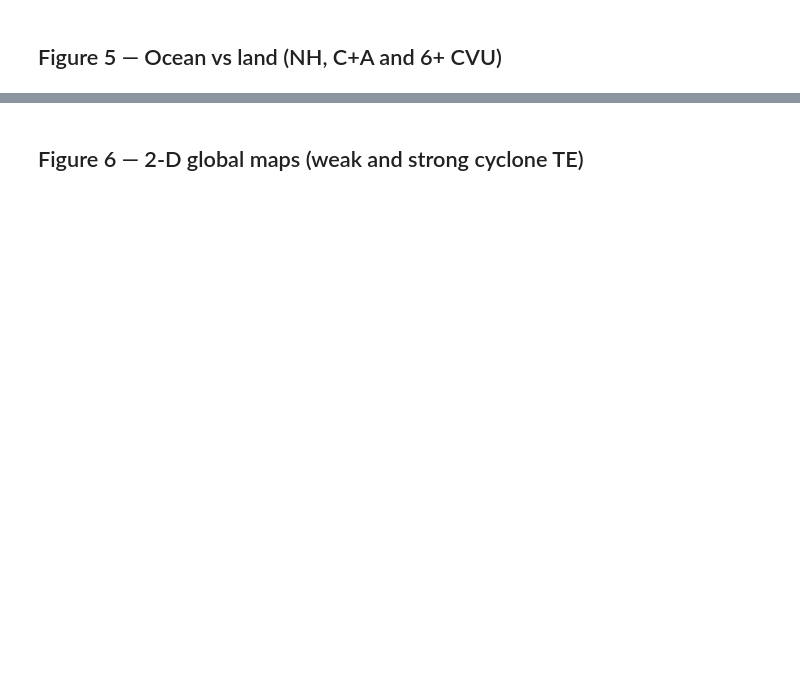
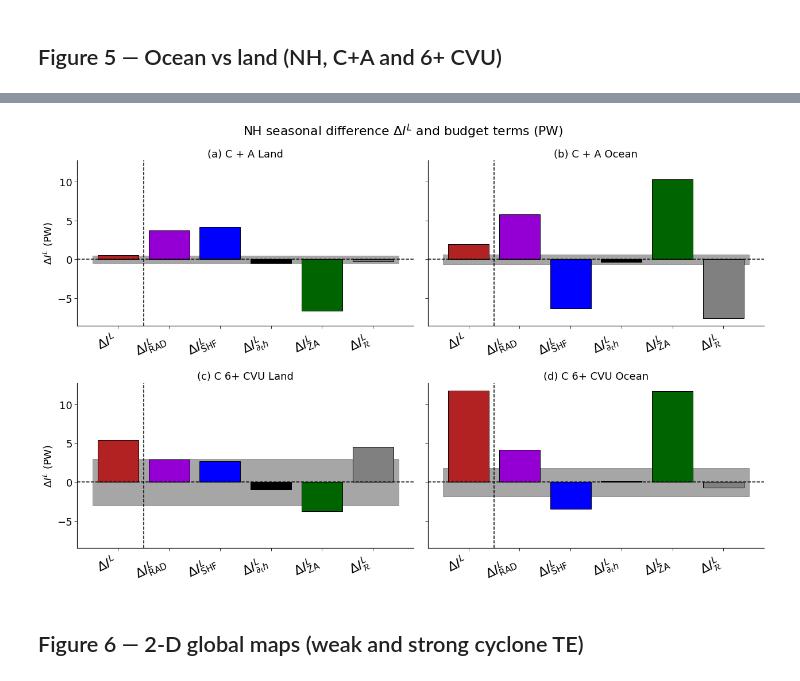
Before and after one commit to gmsarro/mse_cyclone-energetics, a Jupyter notebook: notebooks/final_figures.ipynb, the cells around one changed output, grey strips where cells are left out. Saved outputs shown, nothing was run; the diff lists cells and outputs as text; code cells hidden in the pictures; blank space fills up the shorter version.

```diff
--- a/notebooks/final_figures.ipynb
+++ b/notebooks/final_figures.ipynb
@@ -842,10 +921,6 @@ def build_bar_values_pw(*, DI):
         seasonal_diff(te), seasonal_diff(swabs + olr), seasonal_diff(shf),
         seasonal_diff(dhdt), seasonal_diff(umz), seasonal_diff(residual),
     ]
-    # NH convention: show −ΔI_{∂t h}, −ΔI_ZA, −ΔI_R
-    values[3] = -values[3]
-    values[4] = -values[4]
-    values[5] = -values[5]
     return [v * PW_FACTOR for v in values]
 
 
@@ -899,33 +974,35 @@ conf_dict_pw = {
     "C 6+ CVU Ocean": BAND_FIG5[3],
 }
 
 bar_labels = [r"$\Delta I^L$", r"$\Delta I_{\mathrm{RAD}}^L$", r"$\Delta I_{\mathrm{SHF}}^L$", r"$\Delta I_{\partial_t h}^L$", r"$\Delta I_{\mathrm{ZA}}^L$", r"$\Delta I_{\mathcal{R}}^L$"]
 x_bar = np.arange(len(bar_labels))
 
 fig, axs = plt.subplots(2, 2, figsize=(18, 12), sharey=True)
 categories = ["C + A Land", "C + A Ocean", "C 6+ CVU Land", "C 6+ CVU Ocean"]
 
 for i, region in enumerate(categories):
     ax = axs[i // 2, i % 2]
     ax.bar(x_bar, results_land_ocean[region], color=bar_colors, edgecolor="black")
     ax.axhline(0, color="black", linestyle="--")
     ax.axvline(0.5, color="black", linestyle="--", linewidth=1.5)
     ax.set_xticks(x_bar)
     ax.set_xticklabels(bar_labels, rotation=25, ha="right", fontsize=22)
     ax.tick_params(axis="x", labelsize=22)
     letter = string.ascii_lowercase[i]
     ax.set_title(f"({letter}) {region}", fontsize=18)
     if i % 2 == 0:
         ax.set_ylabel(r"$\Delta I^L$ (PW)", fontsize=18)
     ax.fill_between([-0.5, len(x_bar) - 0.5],
                     conf_dict_pw[region], -conf_dict_pw[region],
                     color="gray", alpha=0.7)
     ax.tick_params(axis="y", labelsize=18)
 
 fig.suptitle(r"NH seasonal difference $\Delta I^L$ and budget terms (PW)", fontsize=22)
 plt.tight_layout(rect=[0, 0.03, 1, 0.95])
 fig.savefig("CA_land_ocean_plus_6CVU_land_ocean_pw_FIXED.png", dpi=300, bbox_inches="tight")
 plt.show()
+# %% [output]
+[figure, added]
 # %% [markdown]
 ## Figure 6 — 2-D global maps (weak and strong cyclone TE)
 # %%
```
Also changed, not shown: parts of 17 cells of this notebook, 2 other files.
